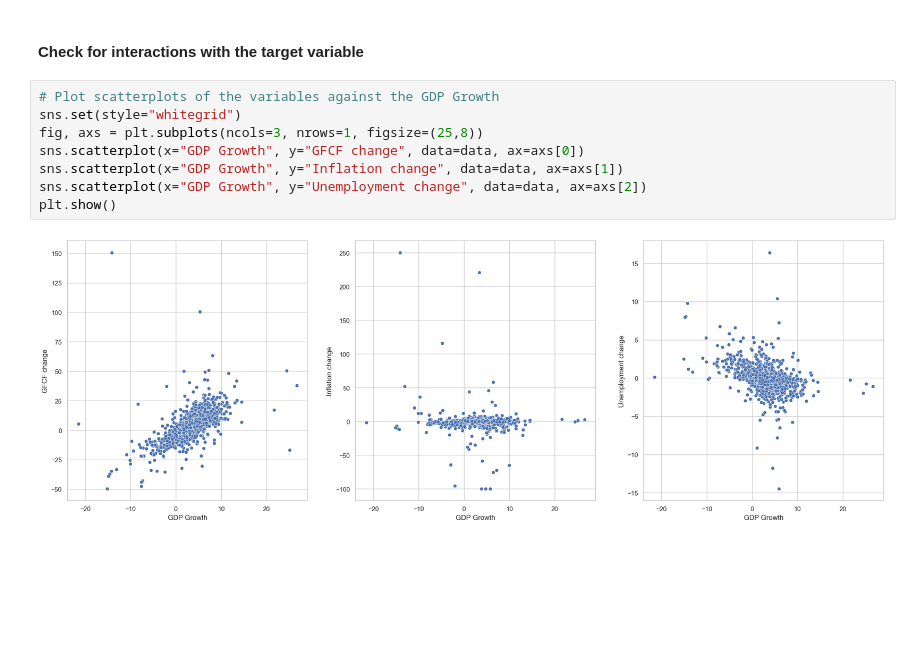
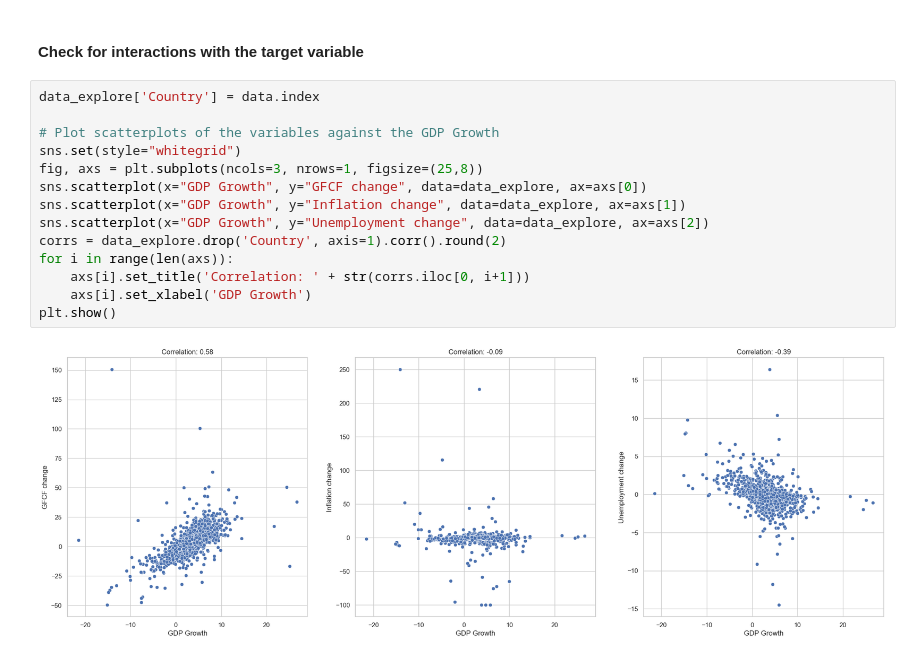
Before and after one commit to amarmate/SDS---12, a Jupyter notebook: Notebooks/python_notebook.ipynb, the cells around one changed output. Saved outputs shown, nothing was run; the diff lists cells and outputs as text; blank space fills up the shorter version.

```diff
--- a/Notebooks/python_notebook.ipynb
+++ b/Notebooks/python_notebook.ipynb
@@ -59,12 +65,18 @@ plt.show()
 # %% [markdown]
 #### Check for interactions with the target variable
 # %%
+data_explore['Country'] = data.index
+
 # Plot scatterplots of the variables against the GDP Growth
 sns.set(style="whitegrid")
 fig, axs = plt.subplots(ncols=3, nrows=1, figsize=(25,8))
-sns.scatterplot(x="GDP Growth", y="GFCF change", data=data, ax=axs[0])
-sns.scatterplot(x="GDP Growth", y="Inflation change", data=data, ax=axs[1])
-sns.scatterplot(x="GDP Growth", y="Unemployment change", data=data, ax=axs[2])
+sns.scatterplot(x="GDP Growth", y="GFCF change", data=data_explore, ax=axs[0])
+sns.scatterplot(x="GDP Growth", y="Inflation change", data=data_explore, ax=axs[1])
+sns.scatterplot(x="GDP Growth", y="Unemployment change", data=data_explore, ax=axs[2])
+corrs = data_explore.drop('Country', axis=1).corr().round(2)
+for i in range(len(axs)):
+    axs[i].set_title('Correlation: ' + str(corrs.iloc[0, i+1]))
+    axs[i].set_xlabel('GDP Growth')
 plt.show()
 # %% [output]
-[figure, old version]
+[figure, new version]
```
Also changed, not shown: parts of 22 cells of this notebook.
